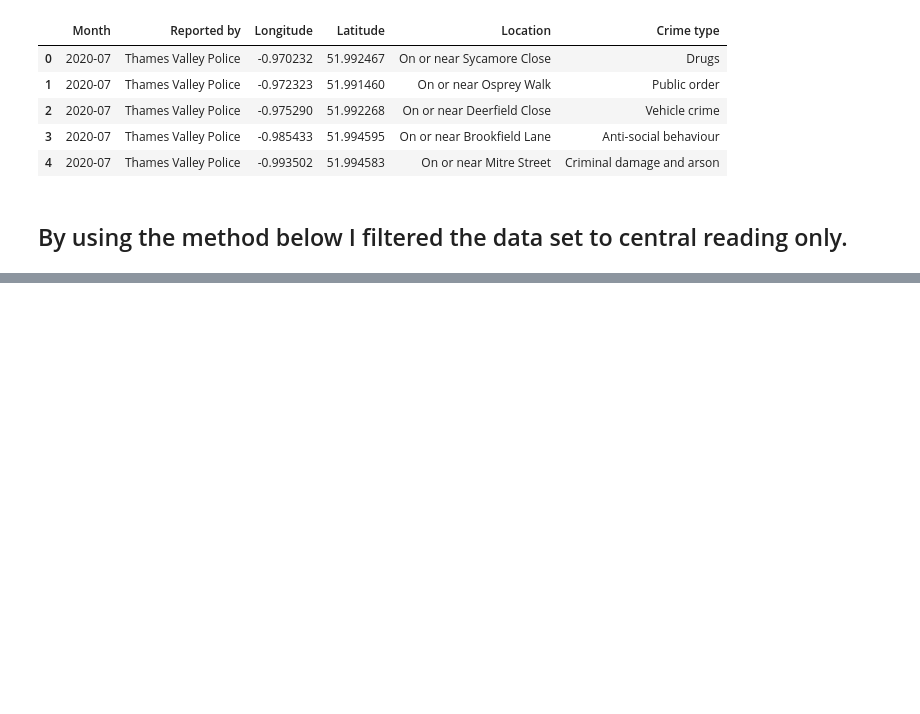
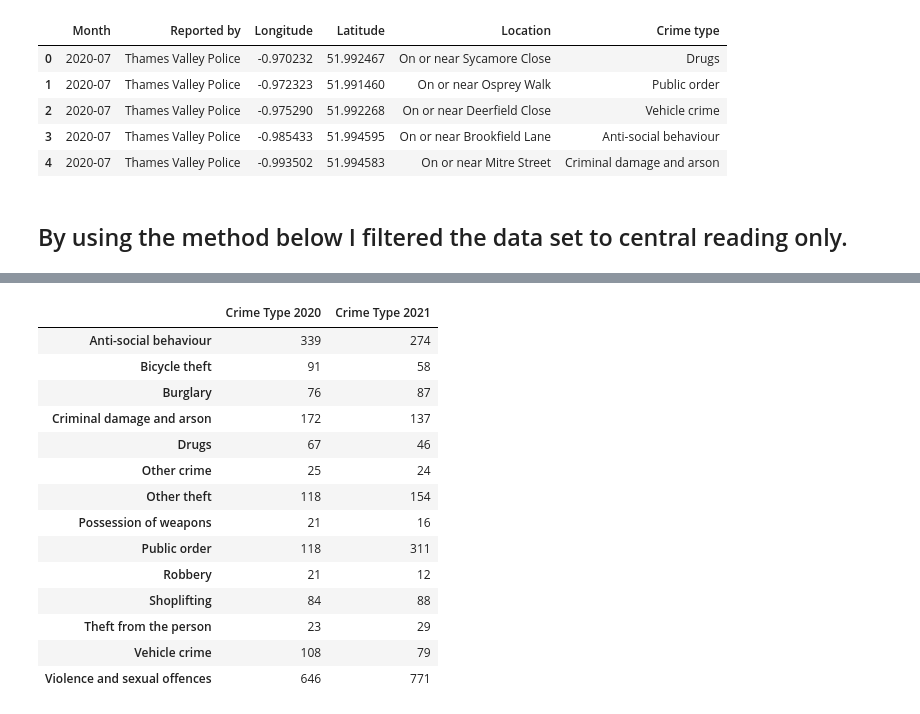
Before and after one commit to kaancor/Reading-Crime-Analysis, a Jupyter notebook: Reading_crime_analysis.ipynb, the cells around one changed output, grey strips where cells are left out. Saved outputs shown, nothing was run; the diff lists cells and outputs as text; code cells hidden in the pictures; blank space fills up the shorter version.

```diff
--- a/Reading_crime_analysis.ipynb
+++ b/Reading_crime_analysis.ipynb
@@ -145,3 +130,5 @@ df2.drop(indexnames2, inplace = True)
 # %%
 df2.dropna(inplace=True) #To get rid of null values
 df2.groupby('Crime type').count()
+
+df_2020 = df2.copy()
@@ -178,0 +155,34 @@ Name: Crime type, Length: 2086, dtype: object>
+# %%
+crime_count_2020_list = []
+crime_type_2020 = df_m['crimes_2020'].unique()
+crime_type_2020 = [x for x in crime_count_2021 if x == x]
+for i in range(len(crime_count_2020)):
+    crime_count_2020_list.append(crime_count_2020[i])
+
+
+crime_count_2021_list = []
+crime_type_2021 = df_m['crimes_2021'].unique()
+crime_type_2021 = [x for x in crime_count_2021 if x == x]
+crime_count_2021 = crimes_2021.value_counts()
+for i in range(len(crime_count_2021)):
+    crime_count_2021_list.append(crime_count_2021[i])
+
+
+df_merged = pd.DataFrame({'Crime Type 2020': crime_count_2020, 'Crime Type 2021': crime_count_2021})
+df_merged
+# %% [output]
+|  | Crime Type 2020 | Crime Type 2021 |
+| Anti-social behaviour | 339 | 274 |
+| Bicycle theft | 91 | 58 |
+| Burglary | 76 | 87 |
+| Criminal damage and arson | 172 | 137 |
+| Drugs | 67 | 46 |
+| Other crime | 25 | 24 |
+| Other theft | 118 | 154 |
+| Possession of weapons | 21 | 16 |
+| Public order | 118 | 311 |
+| Robbery | 21 | 12 |
+| Shoplifting | 84 | 88 |
+| Theft from the person | 23 | 29 |
+| Vehicle crime | 108 | 79 |
+| Violence and sexual offences | 646 | 771 |
```
Also changed, not shown: parts of 5 cells of this notebook.
